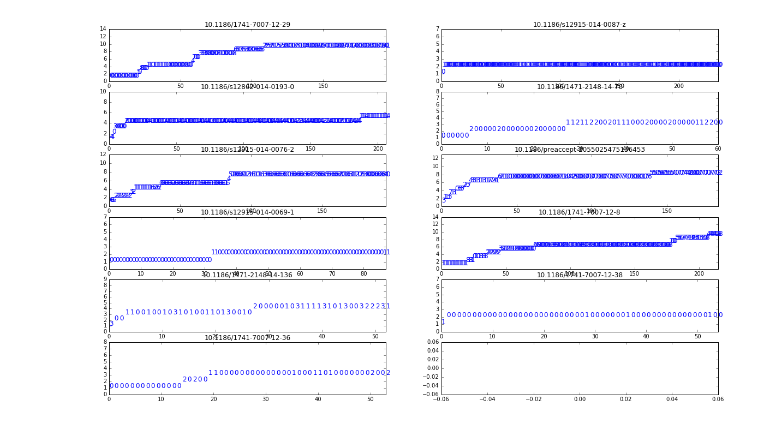
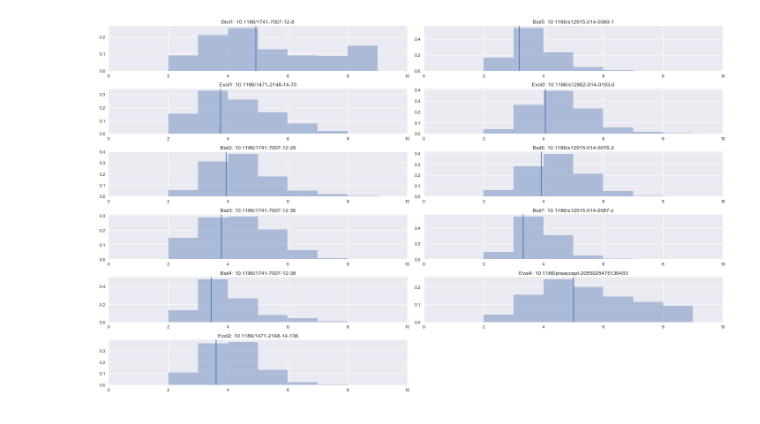
Before and after one commit to jalperin/twitter-research, a Jupyter notebook: using iGraph.ipynb, the cells around one changed output. Saved outputs shown, nothing was run; the diff lists cells and outputs as text; code cells hidden in the pictures.

```diff
--- a/using iGraph.ipynb
+++ b/using iGraph.ipynb
@@ -19,5 +26,9 @@ import gc
 # %%
-evolBioCon = sqlite3.connect("data/BMCevolBioSample.db")
-bioCon = sqlite3.connect("data/BMCbioSample.db")
-bmcCon = sqlite3.connect("data/bmcTwitter.db")
+cons = {}
+cons['evolBio'] = sqlite3.connect("data/BMCevolBioSample.db")
+cons['bio'] = sqlite3.connect("data/BMCbioSample.db")
+cons['bmc'] = sqlite3.connect("data/bmcTwitter.db")
+cons['comm'] = sqlite3.connect("data/communications.db")
+
+dataset = 'bmc'
 # %%
@@ -132,0 +198,8 @@ tdf.to_excel('data/tweet_times.xlsx')
+# %%
+if dataset == 'bmc':
+    names = pd.DataFrame.from_dict({'10.1186/s12915-014-0069-1': 'Biol5', '10.1186/s12915-014-0087-z': 'Biol7', '10.1186/1741-7007-12-36': 'Biol3', '10.1186/1741-7007-12-38': 'Biol4', '10.1186/s12862-014-0193-0': 'Evol3', '10.1186/1741-7007-12-29': 'Biol2', '10.1186/1471-2148-14-136': 'Evol2', '10.1186/s12915-014-0076-2': 'Biol6', '10.1186/1471-2148-14-70': 'Evol1', '10.1186/preaccept-2055025475136453': 'Evol4', '10.1186/1741-7007-12-8': 'Biol1'}, orient='index')
+else:
+    names = pd.DataFrame.from_dict({doi: "paper_%s" % i for (i, doi) in enumerate(dois)}, orient='index')
+
+names.columns = ['name']
+names.join(tweet_stats).sort_values('retweets_p')
@@ -272,3 +387,25 @@ for doi in dois:
+# %%
+plt.rcParams['figure.figsize'] = (20.0, 12.0)
+nrows = len(dois)/2 if len(dois)/2 % 2 == 0 else len(dois)//2+1
+ncols = 2
+fig, axes = plt.subplots(nrows=nrows, ncols=ncols)
+plot_map = [(i,j) for j in range(ncols) for i in range(nrows)]
+
+for i, doi in enumerate(dois):
+    path_lengths = pd.Series(map(len, shortest_paths[doi]))
+    ax = axes[plot_map[i][0],plot_map[i][1]]
+    ax.set_title("%s: %s" % (names.loc[doi]['name'], doi))
+    sns.distplot(path_lengths, kde=False, norm_hist=True, bins=range(0,10), ax=ax)
+    ax.set_xlim([0,10])
+    ax.axvline(x=path_lengths.mean())
+
+if len(dois) % 2 == 1:
+    fig.delaxes(axes[-1,-1])
+
+plt.tight_layout()
+plt.savefig('data/%s/shortest_exp_paths_dist.png' % dataset)
+# %% [output]
+[figure, added]
 # %%
 def grouped_first(grouped):
     if len(grouped) > 0:
@@ -281,7 +418,7 @@ def group_concat(grouped):
     except TypeError:
         return ''
 
-pylab.rcParams['figure.figsize'] = (20.0, 12.0)
+plt.rcParams['figure.figsize'] = (20.0, 12.0)
 
 isolate_threshold = 4
 nrows = len(dois)/2 if len(dois)/2 % 2 == 0 else len(dois)/2+1
@@ -303,7 +440,7 @@ for i, doi in enumerate(dois):
     tweets = tweets.merge(df, left_on='user_id_str', right_on='user_id_str')
     tweets['num_tweets'] = 1
 
-    filename = 'data/%s-tweets.csv' % doi[doi.index('/')+1:]
+    filename = 'data/%s/%s-tweets.csv' % (dataset, doi.replace('/','_'))
     df = tweets.groupby('user_id_str').agg({'doi': grouped_first,
                                        'created_at': grouped_first,
                                         'screen_name': grouped_first,
@@ -347,5 +484,3 @@ for i, doi in enumerate(dois):
         ax.text(x, y, tweets.ix[x]['membership_i'], color="blue", fontsize=12)
     ax.set_title(doi)
     plt.margins(0.1)
-# %% [output]
-[figure, removed]
```
Also changed, not shown: parts of 52 cells of this notebook, 5 other files.
